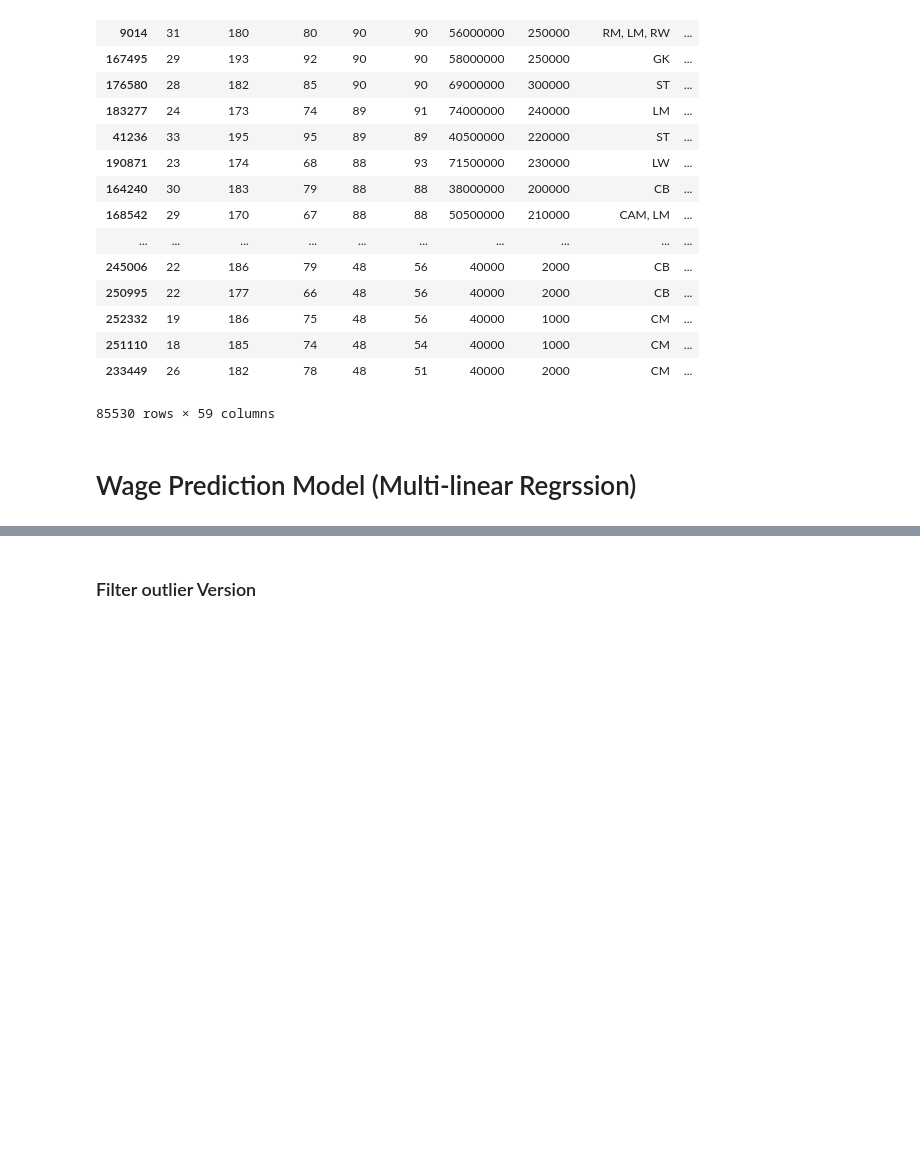
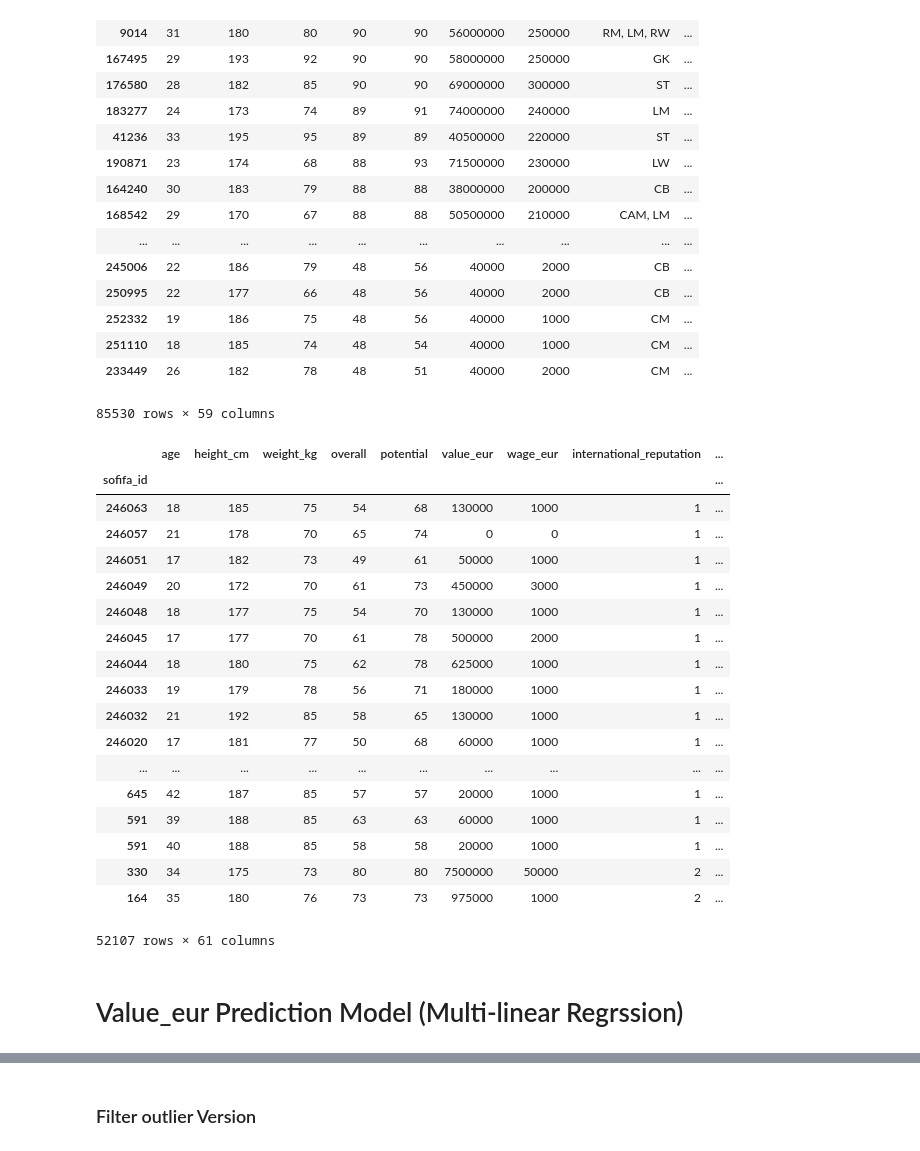
Before and after one commit to tmclouisluk/FIFA-players-Data-Analysis, a Jupyter notebook: prediction_model.ipynb, the cells around one changed output, grey strips where cells are left out. Saved outputs shown, nothing was run; the diff lists cells and outputs as text; code cells hidden in the pictures; blank space fills up the shorter version.

```diff
--- a/prediction_model.ipynb
+++ b/prediction_model.ipynb
@@ -158,8 +158,30 @@ def position_convert(value):
 
 #new_df.to_csv('pre_model_df.csv')
 new_df['position'] = new_df['position'].apply(lambda x:position_convert(x))
+# %%
+new_df
+# %% [output]
+|  | age | height_cm | weight_kg | overall | potential | value_eur | wage_eur | international_reputation | ... |
+| sofifa_id |  |  |  |  |  |  |  |  | ... |
+| 246063 | 18 | 185 | 75 | 54 | 68 | 130000 | 1000 | 1 | ... |
+| 246057 | 21 | 178 | 70 | 65 | 74 | 0 | 0 | 1 | ... |
+| 246051 | 17 | 182 | 73 | 49 | 61 | 50000 | 1000 | 1 | ... |
+| 246049 | 20 | 172 | 70 | 61 | 73 | 450000 | 3000 | 1 | ... |
+| 246048 | 18 | 177 | 75 | 54 | 70 | 130000 | 1000 | 1 | ... |
+| 246045 | 17 | 177 | 70 | 61 | 78 | 500000 | 2000 | 1 | ... |
+| 246044 | 18 | 180 | 75 | 62 | 78 | 625000 | 1000 | 1 | ... |
+| 246033 | 19 | 179 | 78 | 56 | 71 | 180000 | 1000 | 1 | ... |
+| 246032 | 21 | 192 | 85 | 58 | 65 | 130000 | 1000 | 1 | ... |
+| 246020 | 17 | 181 | 77 | 50 | 68 | 60000 | 1000 | 1 | ... |
+| ... | ... | ... | ... | ... | ... | ... | ... | ... | ... |
+| 645 | 42 | 187 | 85 | 57 | 57 | 20000 | 1000 | 1 | ... |
+| 591 | 39 | 188 | 85 | 63 | 63 | 60000 | 1000 | 1 | ... |
+| 591 | 40 | 188 | 85 | 58 | 58 | 20000 | 1000 | 1 | ... |
+| 330 | 34 | 175 | 73 | 80 | 80 | 7500000 | 50000 | 2 | ... |
+| 164 | 35 | 180 | 76 | 73 | 73 | 975000 | 1000 | 2 | ... |
+52107 rows × 61 columns
 # %% [markdown]
-# Wage Prediction Model (Multi-linear Regrssion)
+# Value_eur Prediction Model (Multi-linear Regrssion)
 # %%
 #MAPE
 def mean_absolute_percentage_error(y_true, y_pred):
```
Also changed, not shown: parts of 23 cells of this notebook, 2 other files.
